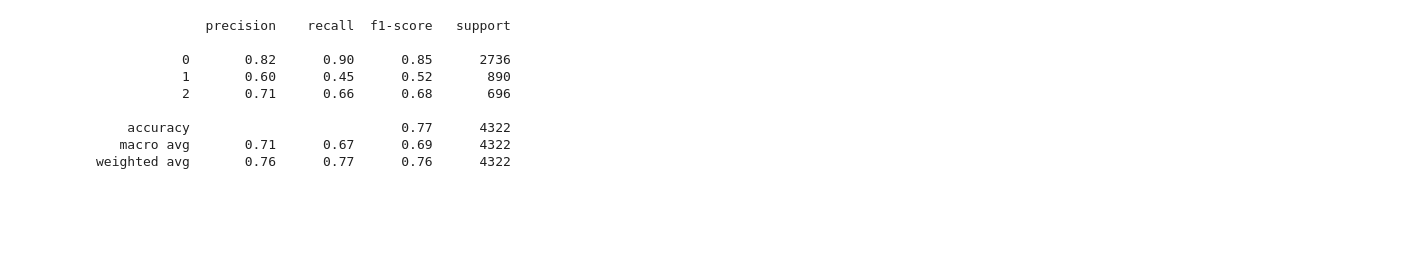
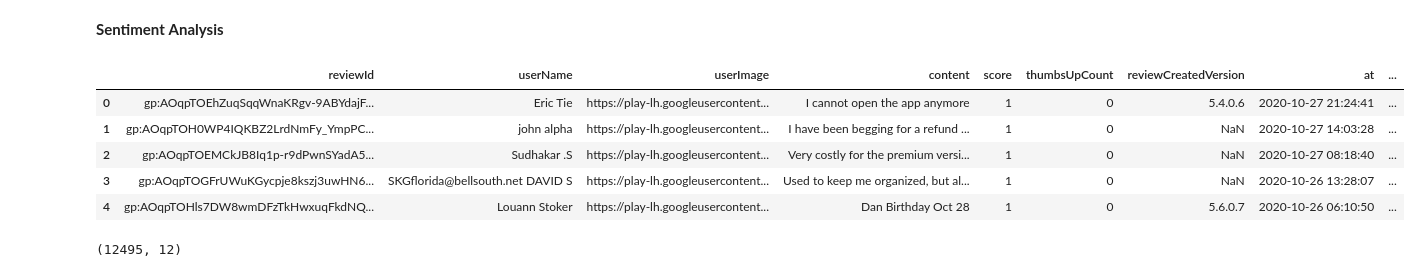
Before and after one commit to ravinasha/Basic-ML-Projects, a Jupyter notebook: Sentiment_Analysis.ipynb, the cells around one changed output. Drawn from its saved outputs; the diff is of its cells as text; code cells hidden in the pictures; blank space fills up the shorter version.

```diff
--- a/Sentiment_Analysis.ipynb
+++ b/Sentiment_Analysis.ipynb
@@ -108,15 +3,2 @@ y_pred = model.predict(X_test)
-# %%
-from sklearn.metrics import classification_report
-
-classification = classification_report(Y_test,y_pred)
-print(classification)
-# %% [output]
-              precision    recall  f1-score   support
-
-           0       0.82      0.90      0.85      2736
-           1       0.60      0.45      0.52       890
-           2       0.71      0.66      0.68       696
-
-    accuracy                           0.77      4322
-   macro avg       0.71      0.67      0.69      4322
-weighted avg       0.76      0.77      0.76      4322
+# %% [markdown]
+ **Sentiment** **Analysis**
@@ -122,0 +20,15 @@ weighted avg       0.76      0.77      0.76      4322
+# %%
+df = pd.read_csv('/content/reviews.csv')
+# %%
+df.head()
+# %% [output]
+|  | reviewId | userName | userImage | content | score | thumbsUpCount | reviewCreatedVersion | at | ... |
+| 0 | gp:AOqpTOEhZuqSqqWnaKRgv-9ABYdajF... | Eric Tie | https://play-lh.googleusercontent... | I cannot open the app anymore | 1 | 0 | 5.4.0.6 | 2020-10-27 21:24:41 | ... |
+| 1 | gp:AOqpTOH0WP4IQKBZ2LrdNmFy_YmpPC... | john alpha | https://play-lh.googleusercontent... | I have been begging for a refund ... | 1 | 0 | NaN | 2020-10-27 14:03:28 | ... |
+| 2 | gp:AOqpTOEMCkJB8Iq1p-r9dPwnSYadA5... | Sudhakar .S | https://play-lh.googleusercontent... | Very costly for the premium versi... | 1 | 0 | NaN | 2020-10-27 08:18:40 | ... |
+| 3 | gp:AOqpTOGFrUWuKGycpje8kszj3uwHN6... | SKGflorida@bellsouth.net DAVID S | https://play-lh.googleusercontent... | Used to keep me organized, but al... | 1 | 0 | NaN | 2020-10-26 13:28:07 | ... |
+| 4 | gp:AOqpTOHls7DW8wmDFzTkHwxuqFkdNQ... | Louann Stoker | https://play-lh.googleusercontent... | Dan Birthday Oct 28 | 1 | 0 | 5.6.0.7 | 2020-10-26 06:10:50 | ... |
+# %%
+df.shape
+# %% [output]
+(12495, 12)
```
Also changed, not shown: parts of 34 cells of this notebook.
